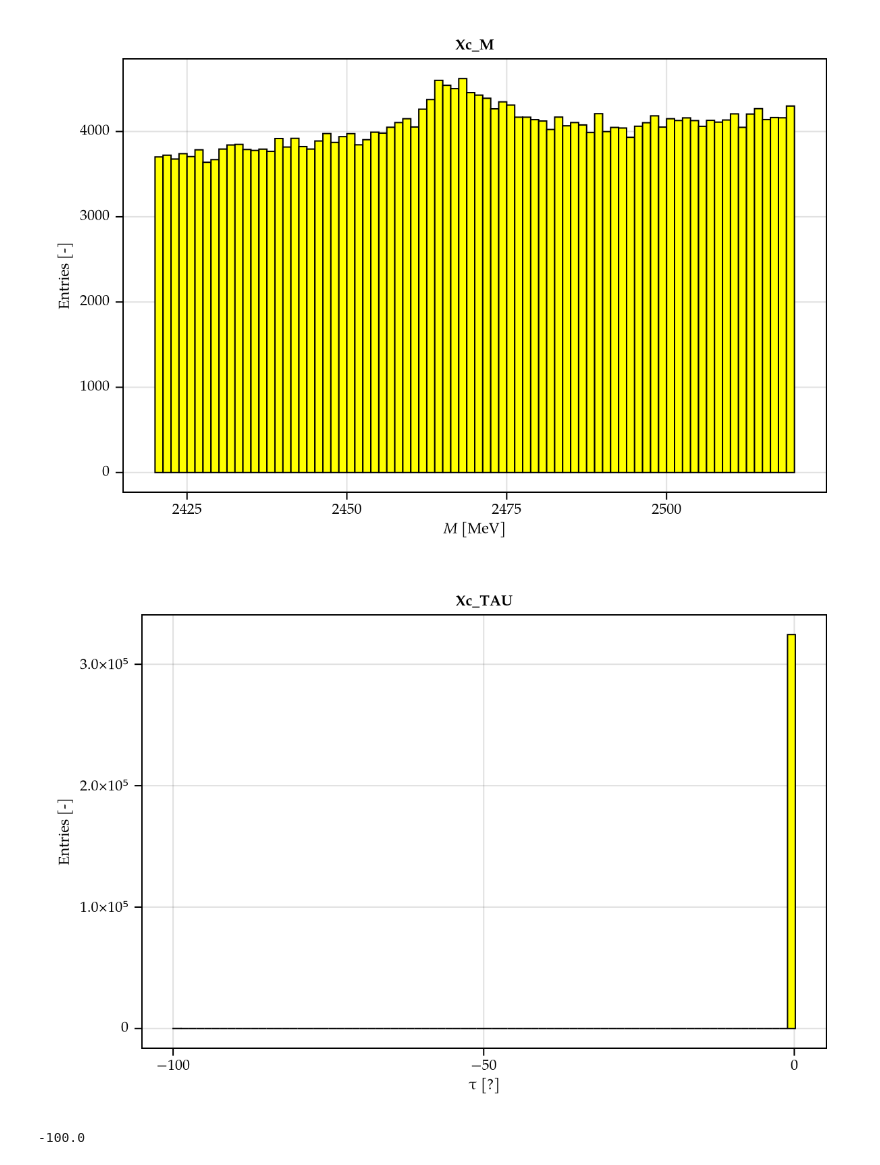
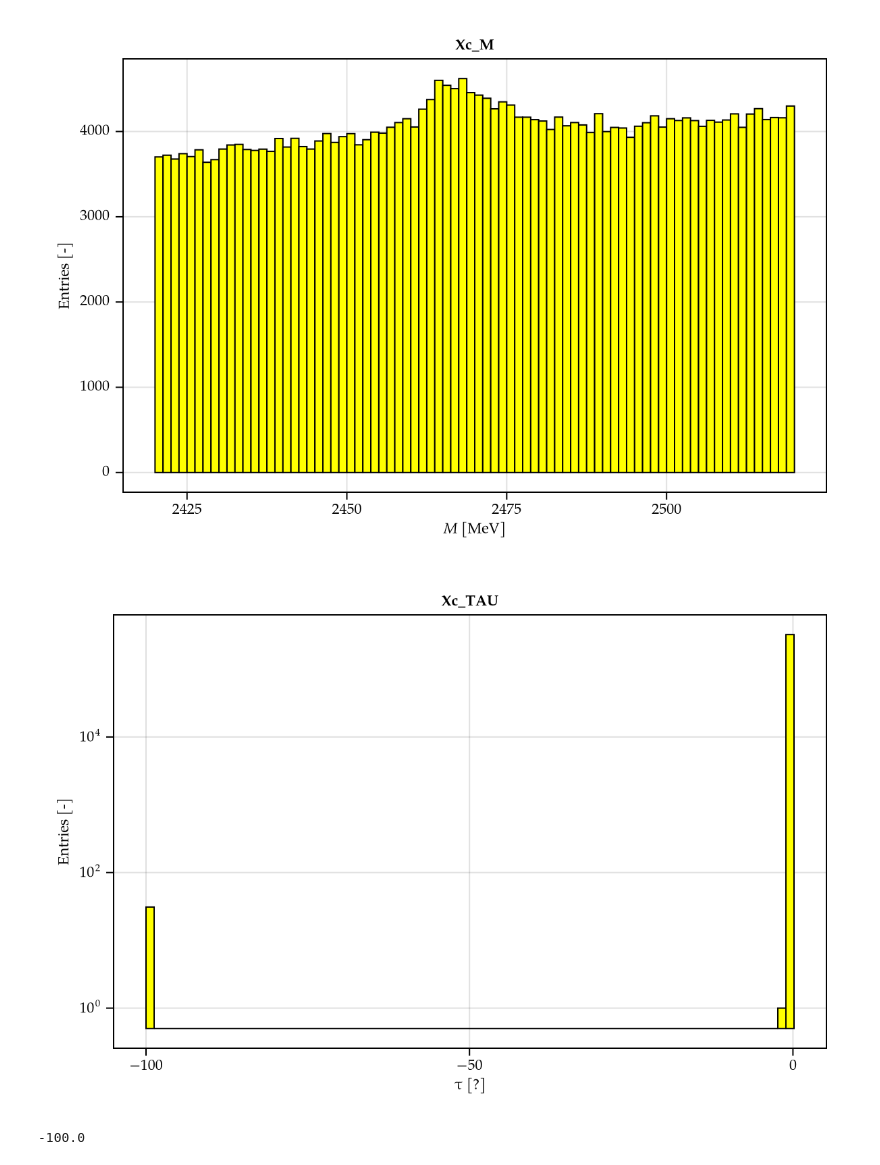
Before and after one commit to Arateniz/Project-MIDAS, a Jupyter notebook: decisiontreeclassifier.ipynb, the cells around one changed output. Drawn from its saved outputs; the diff is of its cells as text; code cells hidden in the pictures.

```diff
--- a/decisiontreeclassifier.ipynb
+++ b/decisiontreeclassifier.ipynb
@@ -304,11 +305,12 @@ plot_hist(
 # %%
 plot_hist(
     df_exp.Xc_TAU,
     title = "Xc_TAU",
-    xlabel = L"$\tau$ [?]"
+    xlabel = L"$\tau$ [?]",
+    yscale = log10
 )
 # %% [output]
-[figure, old version]
+[figure, new version]
 # %%
 minimum(df_exp.Xc_TAU)
 # %% [output]
```
Also changed, not shown: parts of 48 cells of this notebook, 2 other files.
